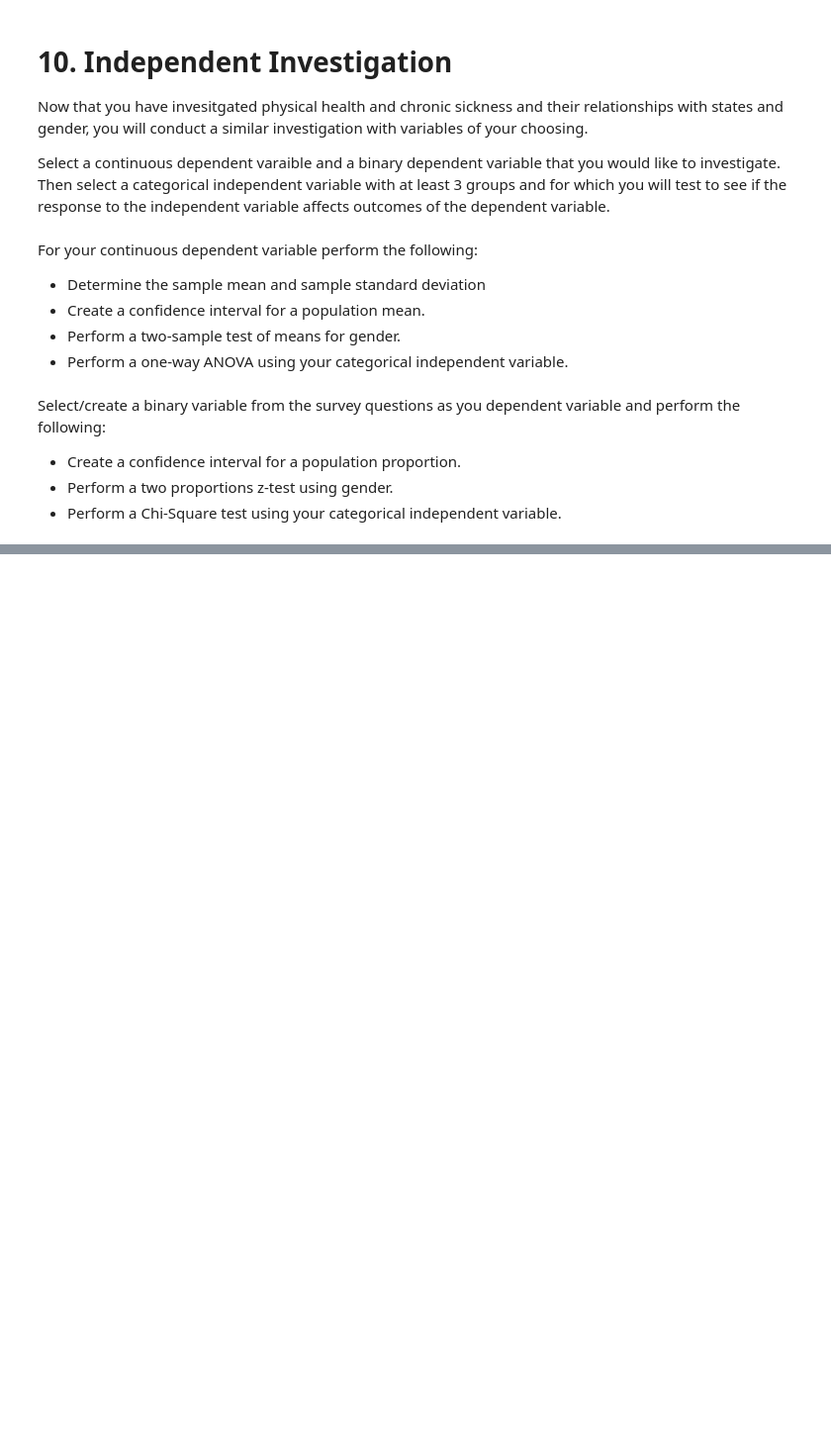
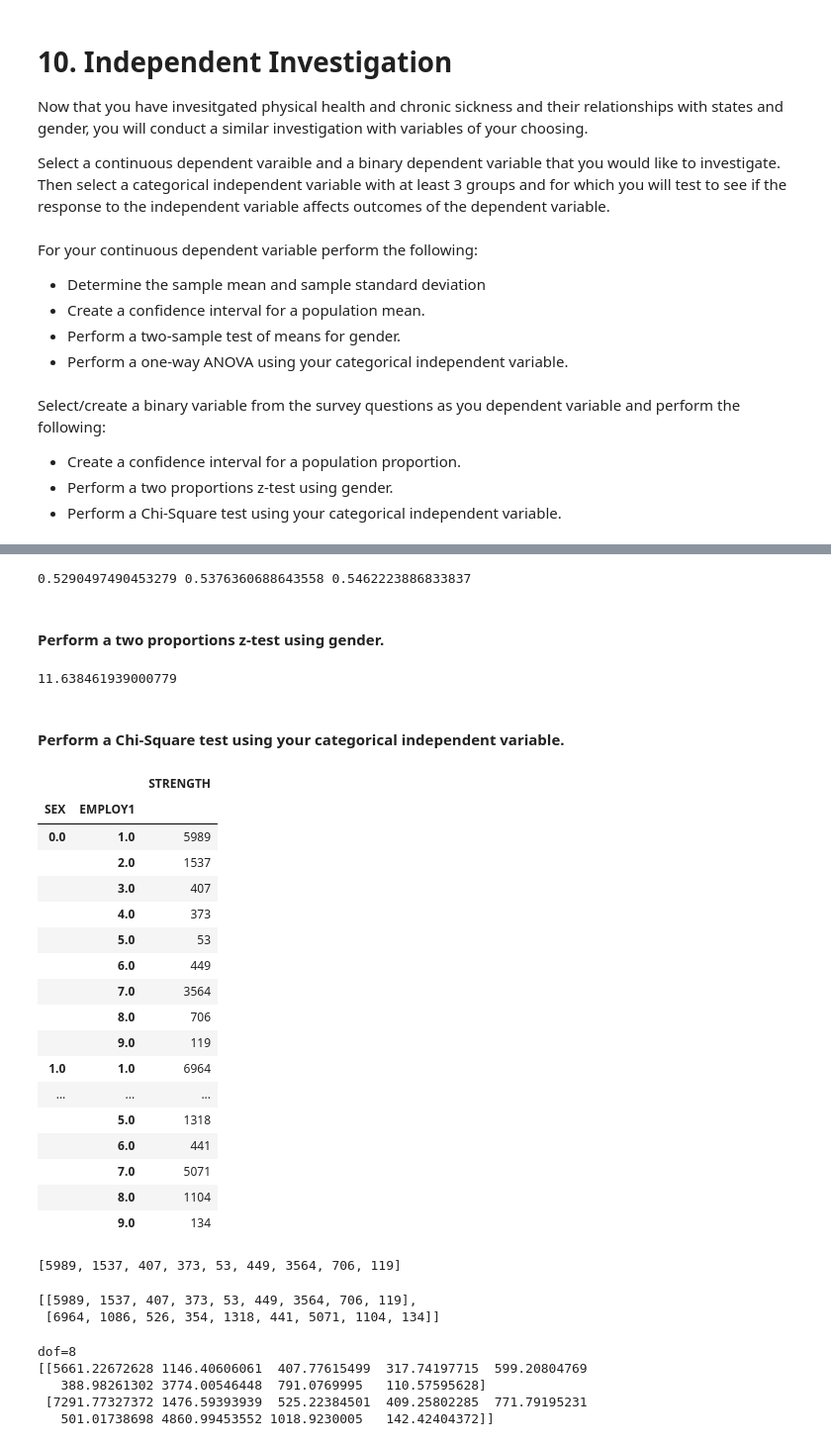
Before and after one commit to learn-co-students/nyc-mhtn-ds-080320-lectures, a Jupyter notebook: Mod_2/STATS_case_study/Statistical_Tests_Applied.ipynb, the cells around one changed output, grey strips where cells are left out. Shown: that part at 99% size. Drawn from its saved outputs; the diff is of its cells as text; code cells hidden in the pictures; blank space fills up the shorter version.

```diff
--- a/Mod_2/STATS_case_study/Statistical_Tests_Applied.ipynb
+++ b/Mod_2/STATS_case_study/Statistical_Tests_Applied.ipynb
@@ -448,3 +577,10 @@ Select/create a binary variable from the survey questions as you dependent varia
   - Create a confidence interval for a population proportion.
   - Perform a two proportions z-test using gender.
   - Perform a Chi-Square test using your categorical independent variable.
+# %%
+new_df=df[['STRENGTH','SEX','EMPLOY1']].copy()
+# %%
+new_df.STRENGTH.replace([777,999,888],[np.nan,np.nan,0] ,inplace=True)
+# %%
+new_df.dropna(inplace=True)
+new_df.SEX=new_df.SEX-1
@@ -450,0 +596,11 @@ Select/create a binary variable from the survey questions as you dependent varia
+# %%
+conditions=[
+    (new_df.STRENGTH>100) & (new_df.STRENGTH<200),
+    (new_df.STRENGTH>200),
+]
+choices=[
+    (new_df.STRENGTH-100)/7,
+    (new_df.STRENGTH-200)/30,
+
+]
+new_df.STRENGTH=np.select(conditions,choices,default=0)
@@ -450,0 +737,36 @@ Select/create a binary variable from the survey questions as you dependent varia
+# %%
+print(p_hat_min,p1,p_hat_max)
+# %% [output]
+0.5290497490453279 0.5376360688643558 0.5462223886833837
+# %% [markdown]
+#### Perform a two proportions z-test using gender.
+# %%
+diff
+# %% [output]
+11.638461939000779
+# %% [markdown]
+#### Perform a Chi-Square test using your categorical independent variable.
+# %%
+from scipy.stats import chi2_contingency
+from scipy.stats import chi2
+table=[]
+new_df.groupby(['SEX','EMPLOY1']).count()
+# %% [output]
+|  |  | STRENGTH |
+| SEX | EMPLOY1 |  |
+| 0.0 | 1.0 | 5989 |
+|  | 2.0 | 1537 |
+|  | 3.0 | 407 |
+|  | 4.0 | 373 |
+|  | 5.0 | 53 |
+|  | 6.0 | 449 |
+|  | 7.0 | 3564 |
+|  | 8.0 | 706 |
+|  | 9.0 | 119 |
+| 1.0 | 1.0 | 6964 |
+| ... | ... | ... |
+|  | 5.0 | 1318 |
+|  | 6.0 | 441 |
+|  | 7.0 | 5071 |
+|  | 8.0 | 1104 |
+|  | 9.0 | 134 |
@@ -450,0 +775,25 @@ Select/create a binary variable from the survey questions as you dependent varia
+# %%
+one=a[:9]
+one=[ x[0] for x in one]
+one
+two=a[9:]
+two=[x[0] for x in two]
+two
+# %% [output]
+[5989, 1537, 407, 373, 53, 449, 3564, 706, 119]
+# %%
+table=[one,two]
+table
+# %% [output]
+[[5989, 1537, 407, 373, 53, 449, 3564, 706, 119],
+ [6964, 1086, 526, 354, 1318, 441, 5071, 1104, 134]]
+# %%
+stat, p, dof, expected=chi2_contingency(table)
+print('dof=%d'%dof)
+print(expected)
+# %% [output]
+dof=8
+[[5661.22672628 1146.40606061  407.77615499  317.74197715  599.20804769
+   388.98261302 3774.00546448  791.0769995   110.57595628]
+ [7291.77327372 1476.59393939  525.22384501  409.25802285  771.79195231
+   501.01738698 4860.99453552 1018.9230005   142.42404372]]
```
Also changed, not shown: parts of 67 cells of this notebook, 2 other files.
